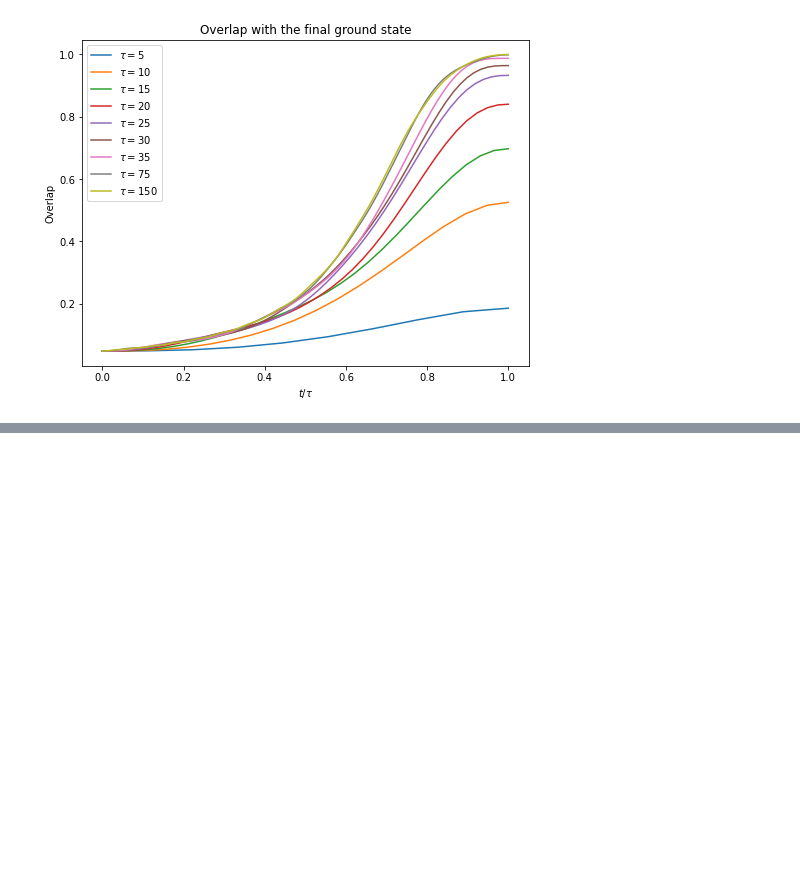
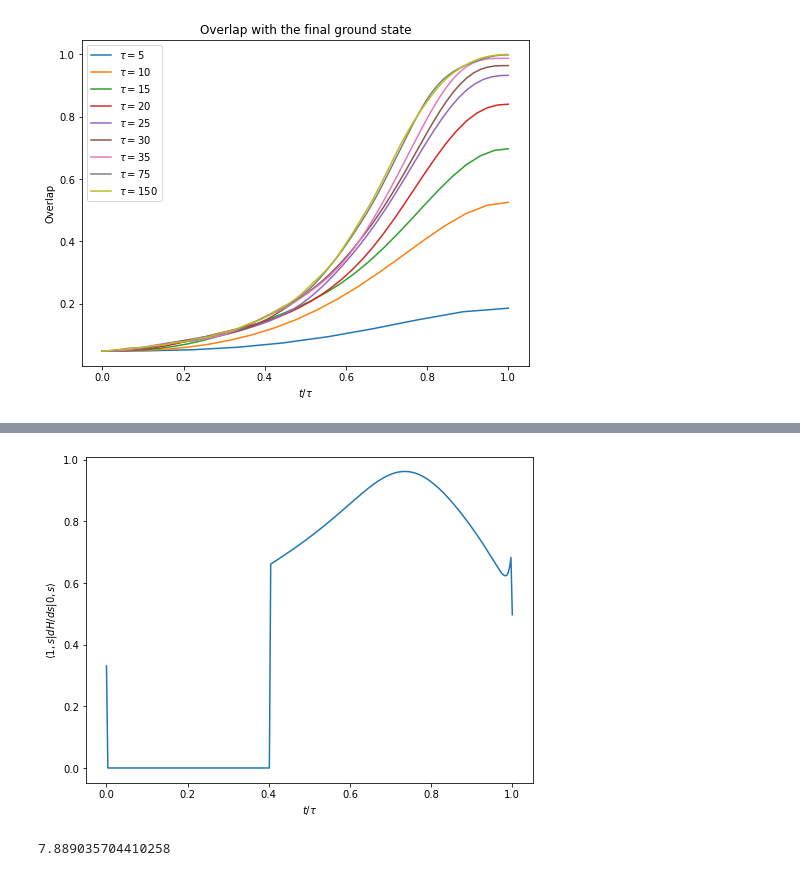
Before and after one commit to raquelgb98/TFG-fisica, a Jupyter notebook: ASP_H2.ipynb, the cells around one changed output, grey strips where cells are left out. Drawn from its saved outputs; the diff is of its cells as text; code cells hidden in the pictures; blank space fills up the shorter version.

```diff
--- a/ASP_H2.ipynb
+++ b/ASP_H2.ipynb
@@ -371,0 +415,13 @@ plt.show()
+# %%
+dH_s=[]
+for i in range(0,len(H_t)):
+    dH_s.append(diff_Hs(time_lists[-1][i], Hb, Hp, tau_list[-1], exp))
+state_0_s, state_1_s, braket = dHs(dH_s, H_t, time_lists[-1]/tau_list[-1], plot = True)
+# %% [output]
+[figure, added]
+# %%
+epsilon = max(braket)
+g = min(np.subtract(energy1,energy0))
+epsilon/g**2
+# %% [output]
+7.889035704410258
```
Also changed, not shown: parts of 11 cells of this notebook, 1 other file.
